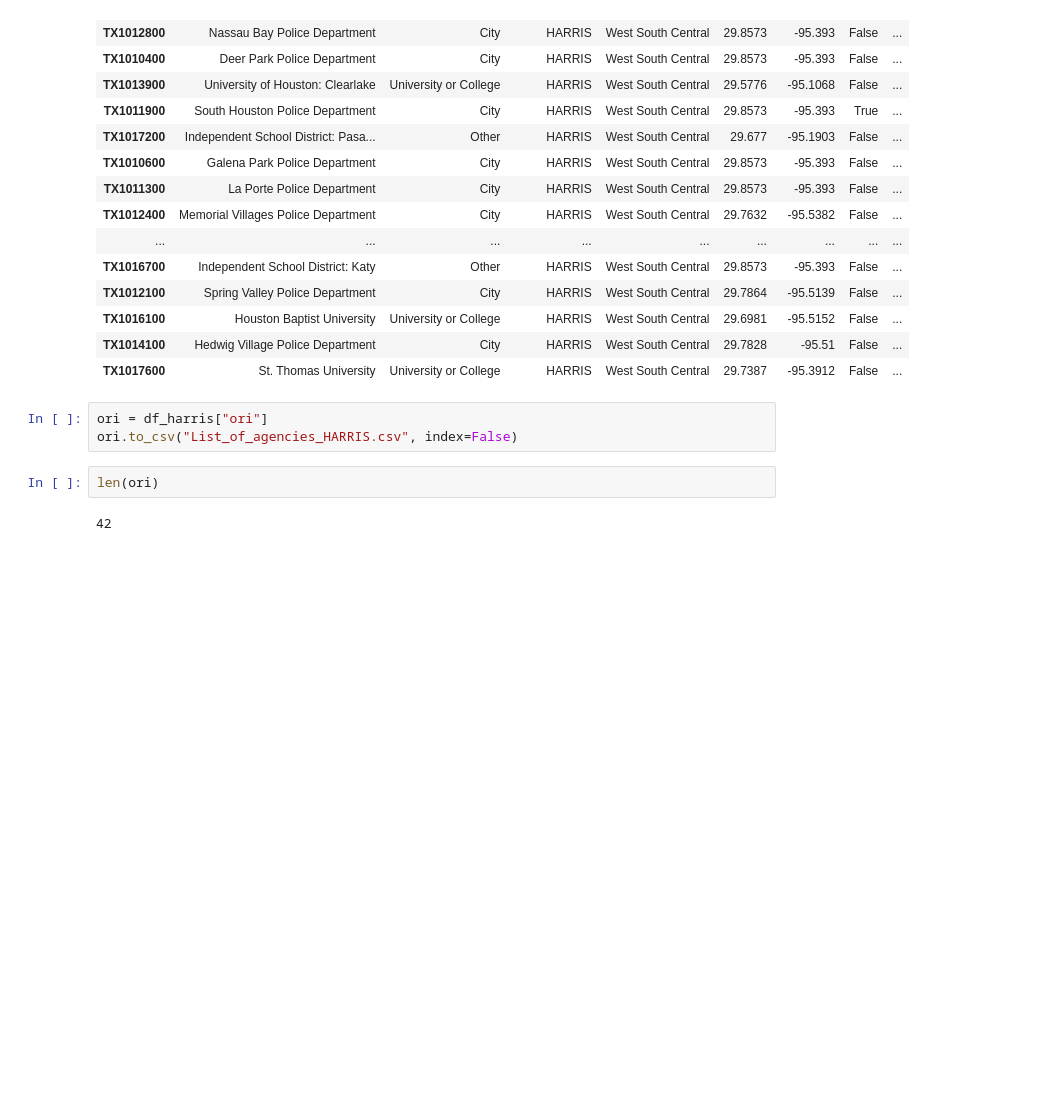
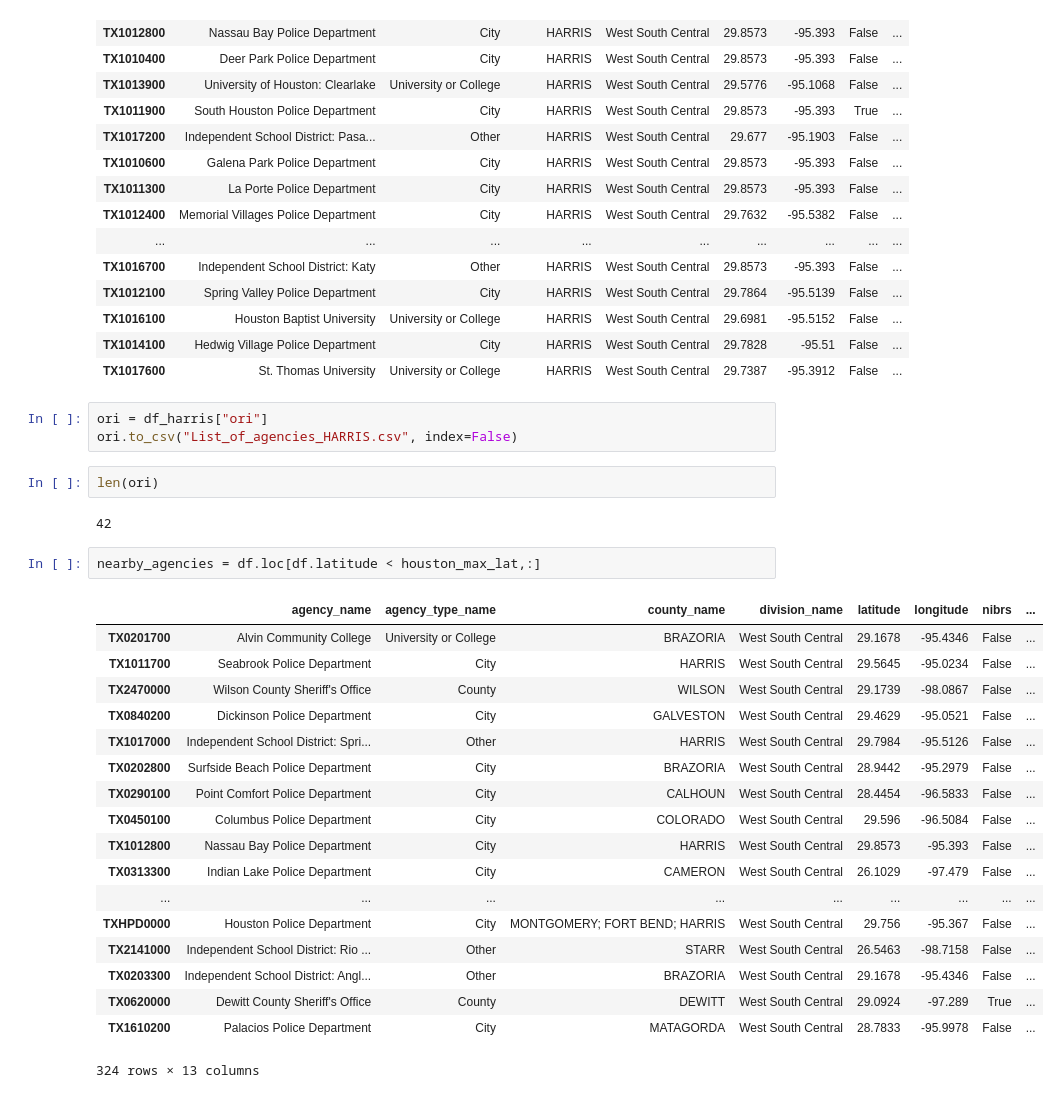
Before and after one commit to olegmrnv/crime_correlations, a Jupyter notebook: notebooks/agencies.ipynb, the cells around one changed output. Saved outputs shown, nothing was run; the diff lists cells and outputs as text; blank space fills up the shorter version.

```diff
--- a/notebooks/agencies.ipynb
+++ b/notebooks/agencies.ipynb
@@ -157,3 +157,24 @@ ori.to_csv("List_of_agencies_HARRIS.csv", index=False)
 len(ori)
 # %% [output]
 42
+# %%
+nearby_agencies = df.loc[df.latitude < houston_max_lat,:]
+# %% [output]
+|  | agency_name | agency_type_name | county_name | division_name | latitude | longitude | nibrs | ... |
+| TX0201700 | Alvin Community College | University or College | BRAZORIA | West South Central | 29.1678 | -95.4346 | False | ... |
+| TX1011700 | Seabrook Police Department | City | HARRIS | West South Central | 29.5645 | -95.0234 | False | ... |
+| TX2470000 | Wilson County Sheriff's Office | County | WILSON | West South Central | 29.1739 | -98.0867 | False | ... |
+| TX0840200 | Dickinson Police Department | City | GALVESTON | West South Central | 29.4629 | -95.0521 | False | ... |
+| TX1017000 | Independent School District: Spri... | Other | HARRIS | West South Central | 29.7984 | -95.5126 | False | ... |
+| TX0202800 | Surfside Beach Police Department | City | BRAZORIA | West South Central | 28.9442 | -95.2979 | False | ... |
+| TX0290100 | Point Comfort Police Department | City | CALHOUN | West South Central | 28.4454 | -96.5833 | False | ... |
+| TX0450100 | Columbus Police Department | City | COLORADO | West South Central | 29.596 | -96.5084 | False | ... |
+| TX1012800 | Nassau Bay Police Department | City | HARRIS | West South Central | 29.8573 | -95.393 | False | ... |
+| TX0313300 | Indian Lake Police Department | City | CAMERON | West South Central | 26.1029 | -97.479 | False | ... |
+| ... | ... | ... | ... | ... | ... | ... | ... | ... |
+| TXHPD0000 | Houston Police Department | City | MONTGOMERY; FORT BEND; HARRIS | West South Central | 29.756 | -95.367 | False | ... |
+| TX2141000 | Independent School District: Rio ... | Other | STARR | West South Central | 26.5463 | -98.7158 | False | ... |
+| TX0203300 | Independent School District: Angl... | Other | BRAZORIA | West South Central | 29.1678 | -95.4346 | False | ... |
+| TX0620000 | Dewitt County Sheriff's Office | County | DEWITT | West South Central | 29.0924 | -97.289 | True | ... |
+| TX1610200 | Palacios Police Department | City | MATAGORDA | West South Central | 28.7833 | -95.9978 | False | ... |
+324 rows × 13 columns
```
Also changed, not shown: parts of 11 cells of this notebook, 5 other files.
